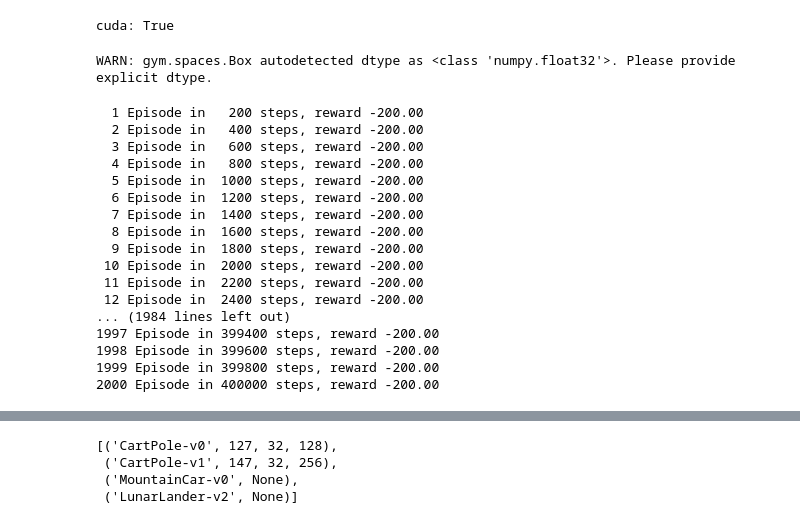
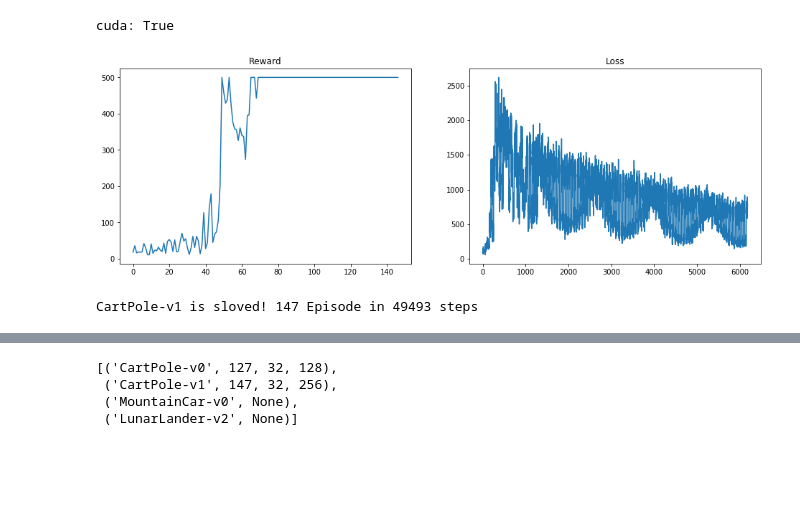
Before and after one commit to kekmodel/rl_pytorch, a Jupyter notebook: notebook/ppo_discrete_step.ipynb, the cells around one changed output, grey strips where cells are left out. Cells and saved outputs as stored; diff of their text form; code cells hidden in the pictures; blank space fills up the shorter version.

```diff
--- a/notebook/ppo_discrete_step.ipynb
+++ b/notebook/ppo_discrete_step.ipynb
@@ -10,15 +10,16 @@ import torch.nn as nn
 import torch.optim as optim
 from torch.distributions import Categorical
 from torch.utils.data import DataLoader
+from IPython.display import clear_output
 
 SEED = 1
-BATCH_SIZE = 8
+BATCH_SIZE = 32
 LR = 0.00030
 EPOCHS = 4
 CLIP = 0.1
 GAMMA = 0.99
-LAMBDA = 0.94
-ENT_COEF = 0.0
+LAMBDA = 0.95
+ENT_COEF = 0.01
 V_CLIP = True
 
 # set device
@@ -148,13 +149,25 @@ def compute_adv_with_gae(rewards, values, roll_memory):
     values.clear()
 
     return roll_memory
+
+
+def plot():
+    clear_output(True)
+    plt.figure(figsize=(16, 5))
+    plt.subplot(121)
+    plt.plot(ep_rewards)
+    plt.title('Reward')
+    plt.subplot(122)
+    plt.plot(losses)
+    plt.title('Loss')
+    plt.show()
 # %% [output]
 cuda: True
 # %%
 # make an environment
 # env = gym.make('CartPole-v0')
-# env = gym.make('CartPole-v1')
-env = gym.make('MountainCar-v0')
+env = gym.make('CartPole-v1')
+# env = gym.make('MountainCar-v0')
 # env = gym.make('LunarLander-v2')
 
 env.seed(SEED)
@@ -208,50 +221,35 @@ for i in range(1, n_episodes + 1):
         steps += 1
         ep_reward += reward
 
         if done or steps % roll_len == 0:
             if done:
                 _value = 0.
             else:
                 _, _value = get_action_and_value(_obs, old_net)
 
             values.append(_value)
             train_memory.extend(compute_adv_with_gae(
                 rewards, values, roll_memory))
             roll_memory.clear()
 
         if steps % (roll_len * update_frq) == 0:
             learn(net, old_net, optimizer, train_memory)
             old_net.load_state_dict(net.state_dict())
 
     if done:
         ep_rewards.append(ep_reward)
-        print('{:3} Episode in {:5} steps, reward {:.2f}'.format(
-            i, steps, ep_reward))
+        plot()
+#         print('{:3} Episode in {:5} steps, reward {:.2f}'.format(
+#             i, steps, ep_reward))
 
         if len(ep_rewards) >= n_eval:
             if np.mean(list(reversed(ep_rewards))[: n_eval]) >= env.spec.reward_threshold:
                 print('\n{} is sloved! {:3} Episode in {:3} steps'.format(
                     env.spec.id, i, steps))
                 torch.save(net.state_dict(),
                            f'./test/saved_models/{env.spec.id}_ep{i}_clear_model_ppo_st.pt')
                 break
 env.close()
 # %% [output]
+[figure, added]
-WARN: gym.spaces.Box autodetected dtype as <class 'numpy.float32'>. Please provide explicit dtype.
+CartPole-v1 is sloved! 147 Episode in 49493 steps
-  1 Episode in   200 steps, reward -200.00
-  2 Episode in   400 steps, reward -200.00
-  3 Episode in   600 steps, reward -200.00
-  4 Episode in   800 steps, reward -200.00
-  5 Episode in  1000 steps, reward -200.00
-  6 Episode in  1200 steps, reward -200.00
-  7 Episode in  1400 steps, reward -200.00
-  8 Episode in  1600 steps, reward -200.00
-  9 Episode in  1800 steps, reward -200.00
- 10 Episode in  2000 steps, reward -200.00
- 11 Episode in  2200 steps, reward -200.00
- 12 Episode in  2400 steps, reward -200.00
-... (1984 lines left out)
-1997 Episode in 399400 steps, reward -200.00
-1998 Episode in 399600 steps, reward -200.00
-1999 Episode in 399800 steps, reward -200.00
-2000 Episode in 400000 steps, reward -200.00
```
Also changed, not shown: parts of 2 cells of this notebook, 8 other files.
